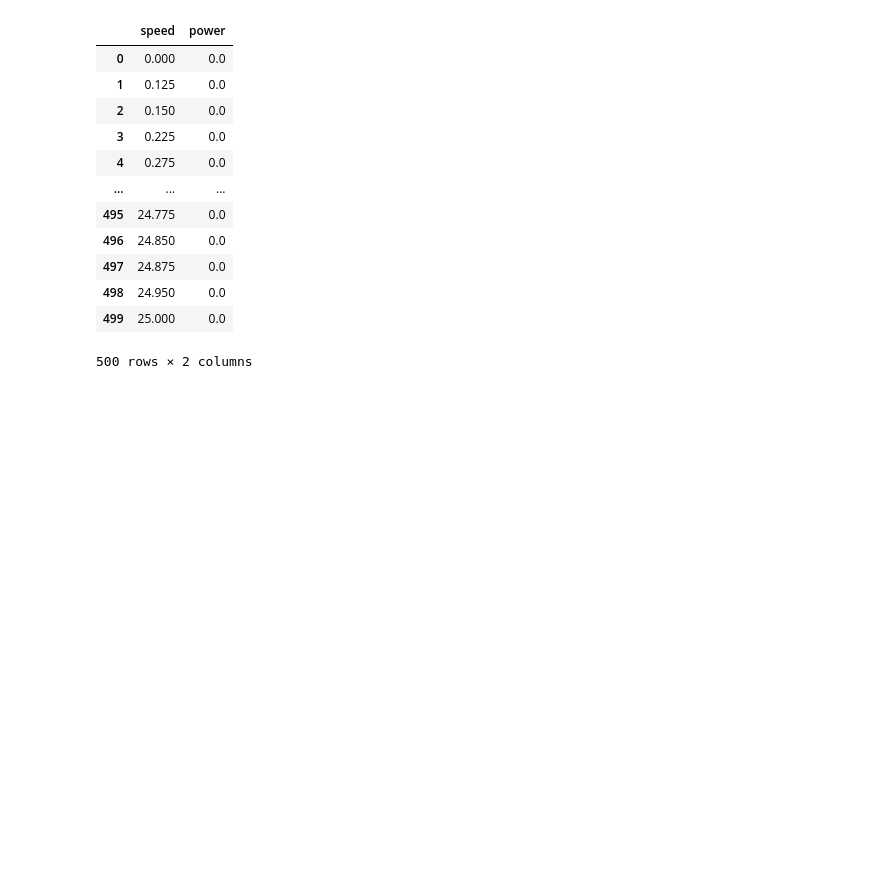
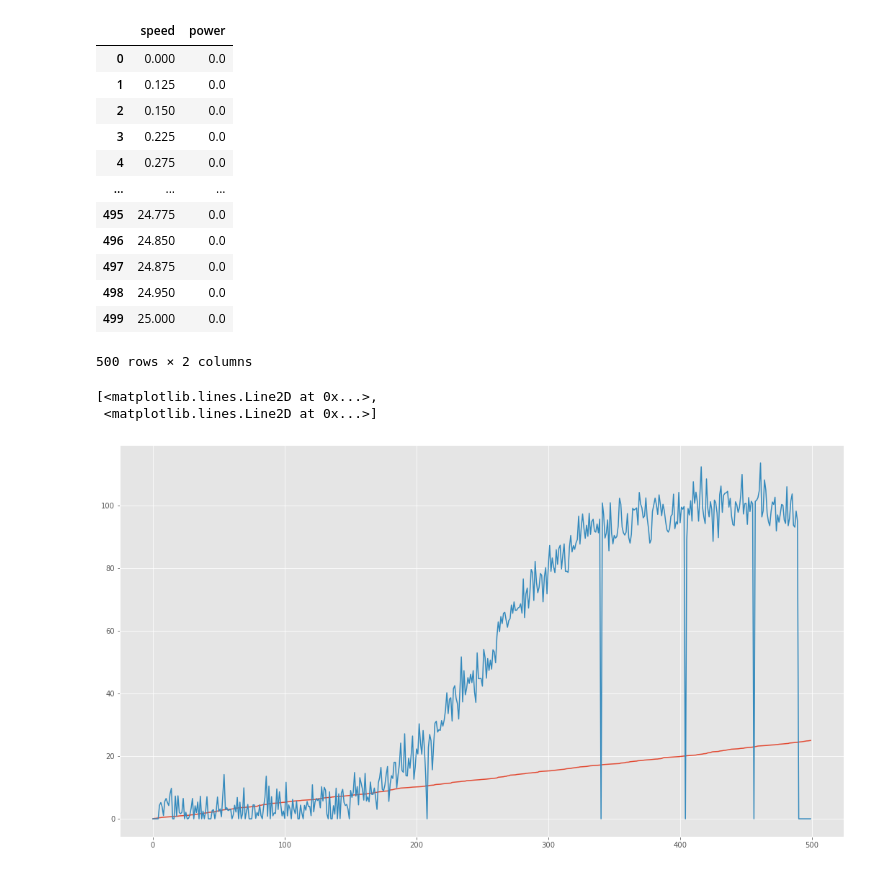
Before and after one commit to Crash-Bandicode/Project_FODA, a Jupyter notebook: Project_FODA.ipynb, the cells around one changed output. Drawn from its saved outputs; the diff is of its cells as text; code cells hidden in the pictures; blank space fills up the shorter version.

Commit message:
Visualise data

```diff
--- a/Project_FODA.ipynb
+++ b/Project_FODA.ipynb
@@ -37,7 +37,8 @@ plt.rcParams['figure.figsize'] = (18,10)
 # Import data
 data = 'https://raw.githubusercontent.com/ianmcloughlin/2020A-machstat-project/master/dataset/powerproduction.csv'
 
-pd.read_csv(data)
+raw_data = pd.read_csv(data)
+raw_data
 # %% [output]
 |  | speed | power |
 | 0 | 0.000 | 0.0 |
@@ -52,3 +53,10 @@ pd.read_csv(data)
 | 498 | 24.950 | 0.0 |
 | 499 | 25.000 | 0.0 |
 500 rows × 2 columns
+# %%
+# Visualise Data:
+plt.plot(raw_data)
+# %% [output]
+[<matplotlib.lines.Line2D at 0x...>,
+ <matplotlib.lines.Line2D at 0x...>]
+[figure, added]
```
